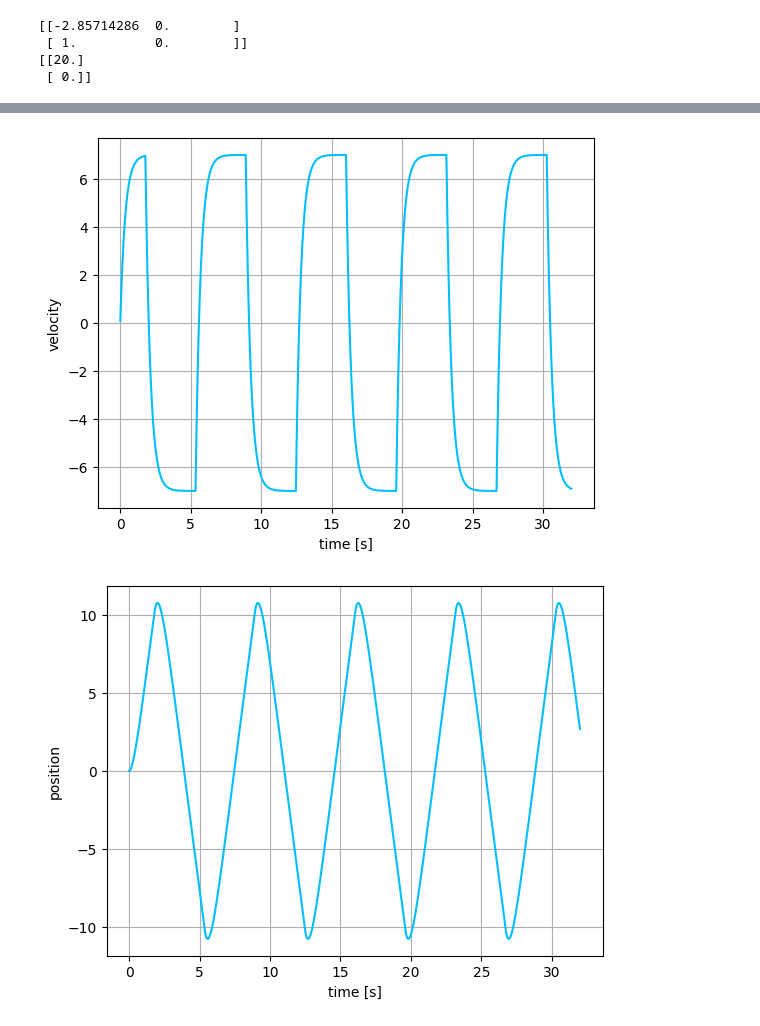
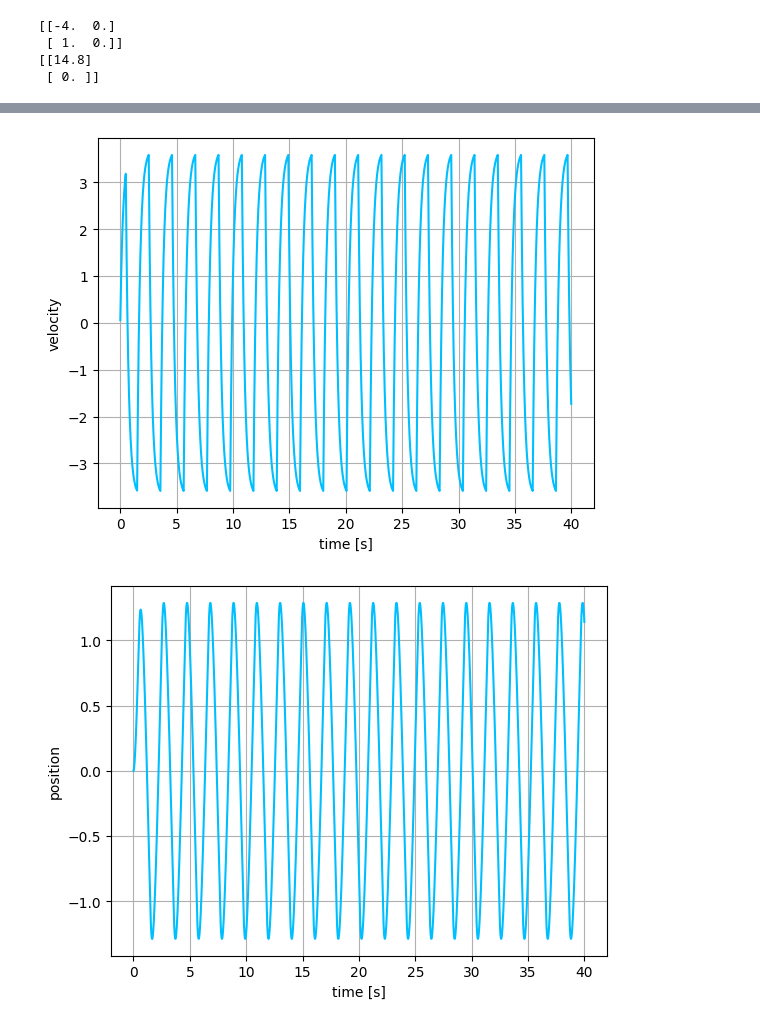
Before and after one commit to michalnand/libs_control, a Jupyter notebook: tutorials/08_servo_identification.ipynb, the cells around one changed output, grey strips where cells are left out. Drawn from its saved outputs; the diff is of its cells as text; code cells hidden in the pictures.

```diff
--- a/tutorials/08_servo_identification.ipynb
+++ b/tutorials/08_servo_identification.ipynb
@@ -13,8 +13,9 @@ import LibsControl
 #dv   = -1.0/tau*v + amp/tau*u
 #dpos = v
 
-tau = 0.35
-amp = 7.0
+tau = 0.25
+amp = 3.7
+
 
 #fill matrices
 a = numpy.zeros((2, 2))
@@ -30,13 +31,13 @@ b[0][0] = amp/tau
 print(a)
 print(b)
 # %% [output]
-[[-2.85714286  0.        ]
- [ 1.          0.        ]]
-[[20.]
- [ 0.]]
+[[-4.  0.]
+ [ 1.  0.]]
+[[14.8]
+ [ 0. ]]
 # %%
 dt          = 1.0/250.0
-steps       = 8000
+steps       = 10000
 t_result    = numpy.arange(steps)*dt
 
 #initial state
@@ -48,7 +49,7 @@ x_result    = numpy.zeros((steps, 2))
 
 u_out_max   = 1.0
 u_out       = u_out_max
-pos_max     = 10.0
+pos_max     = 1.0
 
 for i in range(steps):
 
@@ -56,7 +57,6 @@ for i in range(steps):
         u_out   = -u_out_max
     elif x[1, 0] < -pos_max:
         u_out   = u_out_max
-
 
     u = numpy.ones((1, 1))*u_out
 
@@ -81,6 +81,7 @@ plt.plot(t_result, x_result[:, 0], color="deepskyblue")
 plt.grid()
 plt.show()
 
+
 plt.clf()
 plt.ylabel("position")
 plt.xlabel("time [s]")
@@ -92,4 +93,4 @@ plt.show()
-[figure, old version]
+[figure, new version]
-[figure, old version]
+[figure, new version]
 # %%
 
```
Also changed, not shown: parts of 2 cells of this notebook, 4 other files.
